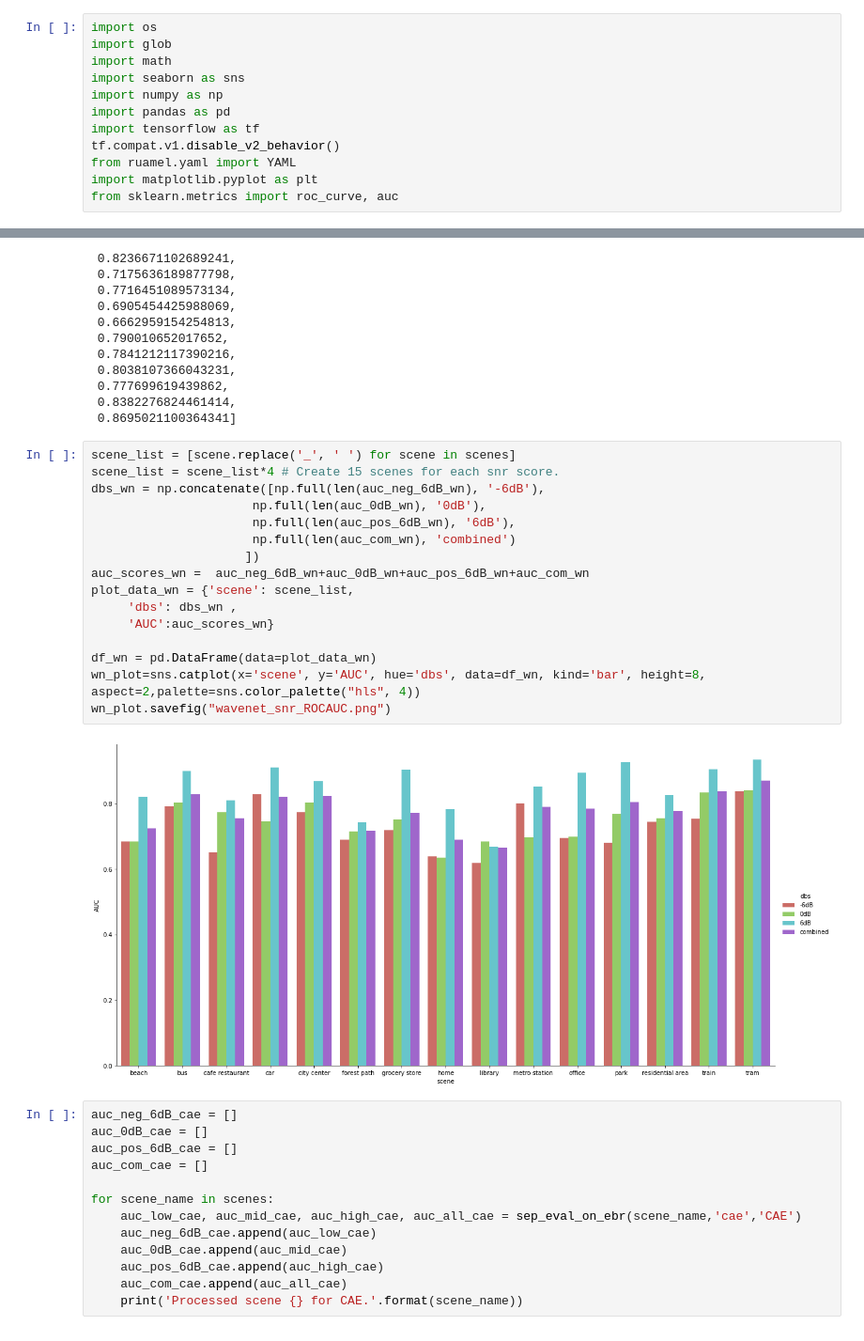
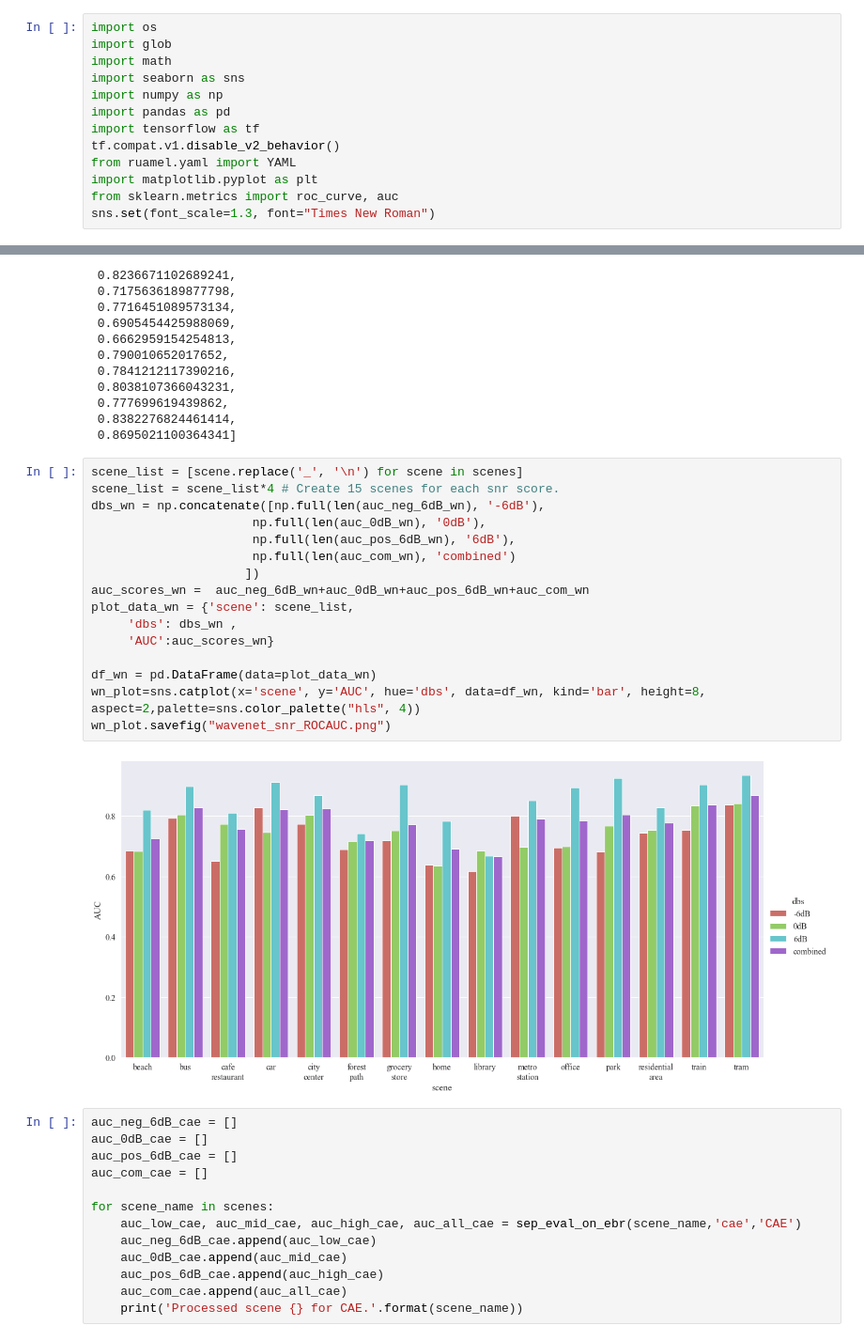
Before and after one commit to EllenRushe/AudioAnomalyDetectionWaveNet, a Jupyter notebook: analyse_snr_roc_auc.ipynb, the cells around one changed output, grey strips where cells are left out. Shown at 94% size. Cells and saved outputs as stored; diff of their text form.

Commit message:
Changed font and font size.

```diff
--- a/analyse_snr_roc_auc.ipynb
+++ b/analyse_snr_roc_auc.ipynb
@@ -10,6 +10,7 @@ tf.compat.v1.disable_v2_behavior()
 from ruamel.yaml import YAML
 import matplotlib.pyplot as plt
 from sklearn.metrics import roc_curve, auc
+sns.set(font_scale=1.3, font="Times New Roman")
 # %% [output]
 WARNING:tensorflow:From /Users/ellenrushe/anaconda3/envs/py36/lib/python3.8/site-packages/tensorflow/python/compat/v2_compat.py:96: disable_resource_variables (from tensorflow.python.ops.variable_scop ...
 Instructions for updating:
@@ -203,23 +204,23 @@ auc_com_wn
  0.8382276824461414,
  0.8695021100364341]
 # %%
-scene_list = [scene.replace('_', ' ') for scene in scenes]
+scene_list = [scene.replace('_', '\n') for scene in scenes]
 scene_list = scene_list*4 # Create 15 scenes for each snr score.
 dbs_wn = np.concatenate([np.full(len(auc_neg_6dB_wn), '-6dB'),
                       np.full(len(auc_0dB_wn), '0dB'),
                       np.full(len(auc_pos_6dB_wn), '6dB'),
                       np.full(len(auc_com_wn), 'combined')
                      ])
 auc_scores_wn =  auc_neg_6dB_wn+auc_0dB_wn+auc_pos_6dB_wn+auc_com_wn
 plot_data_wn = {'scene': scene_list,
      'dbs': dbs_wn ,
      'AUC':auc_scores_wn}
 
 df_wn = pd.DataFrame(data=plot_data_wn)
 wn_plot=sns.catplot(x='scene', y='AUC', hue='dbs', data=df_wn, kind='bar', height=8, aspect=2,palette=sns.color_palette("hls", 4))
 wn_plot.savefig("wavenet_snr_ROCAUC.png")
 # %% [output]
-[figure, old version]
+[figure, new version]
 # %%
 auc_neg_6dB_cae = []
 auc_0dB_cae = []
```
Also changed, not shown: parts of 1 cell of this notebook, 1 other file.
